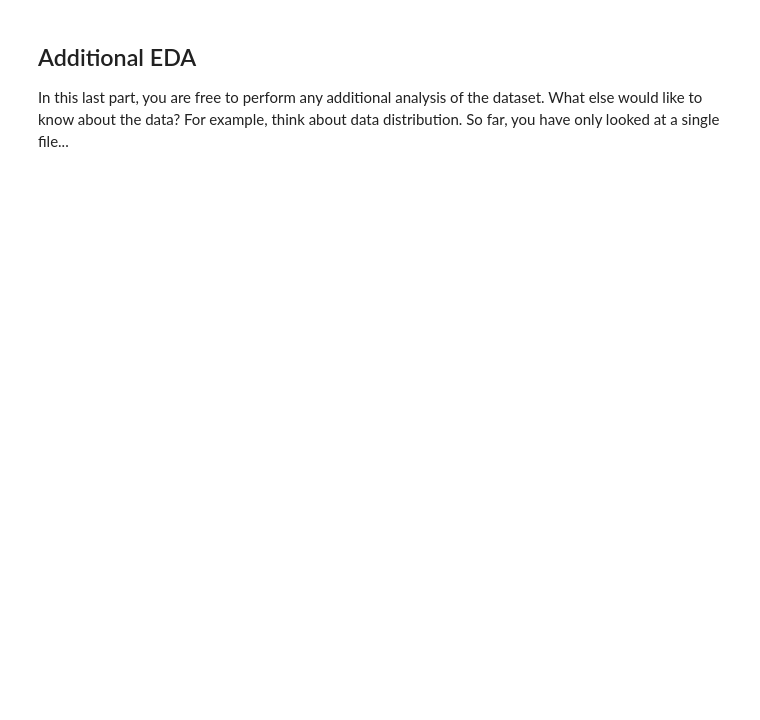
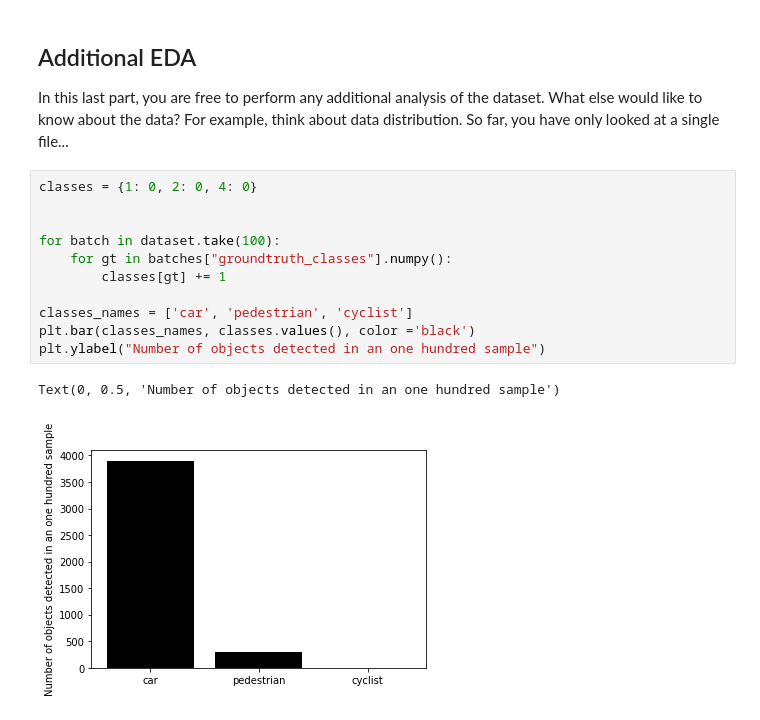
Before and after one commit to brucefie/sdc-p1-objectdetection, a Jupyter notebook: Exploratory Data Analysis.ipynb, the cells around one changed output. Saved outputs shown, nothing was run; the diff lists cells and outputs as text; blank space fills up the shorter version.

```diff
--- a/Exploratory Data Analysis.ipynb
+++ b/Exploratory Data Analysis.ipynb
@@ -81,3 +80,17 @@ for batches in dataset.take(10):
 
 In this last part, you are free to perform any additional analysis of the dataset. What else would like to know about the data?
 For example, think about data distribution. So far, you have only looked at a single file...
+# %%
+classes = {1: 0, 2: 0, 4: 0}
+
+
+for batch in dataset.take(100):
+    for gt in batches["groundtruth_classes"].numpy():
+        classes[gt] += 1
+
+classes_names = ['car', 'pedestrian', 'cyclist']
+plt.bar(classes_names, classes.values(), color ='black')
+plt.ylabel("Number of objects detected in an one hundred sample")
+# %% [output]
+Text(0, 0.5, 'Number of objects detected in an one hundred sample')
+[figure, added]
```
Also changed, not shown: parts of 3 cells of this notebook.
